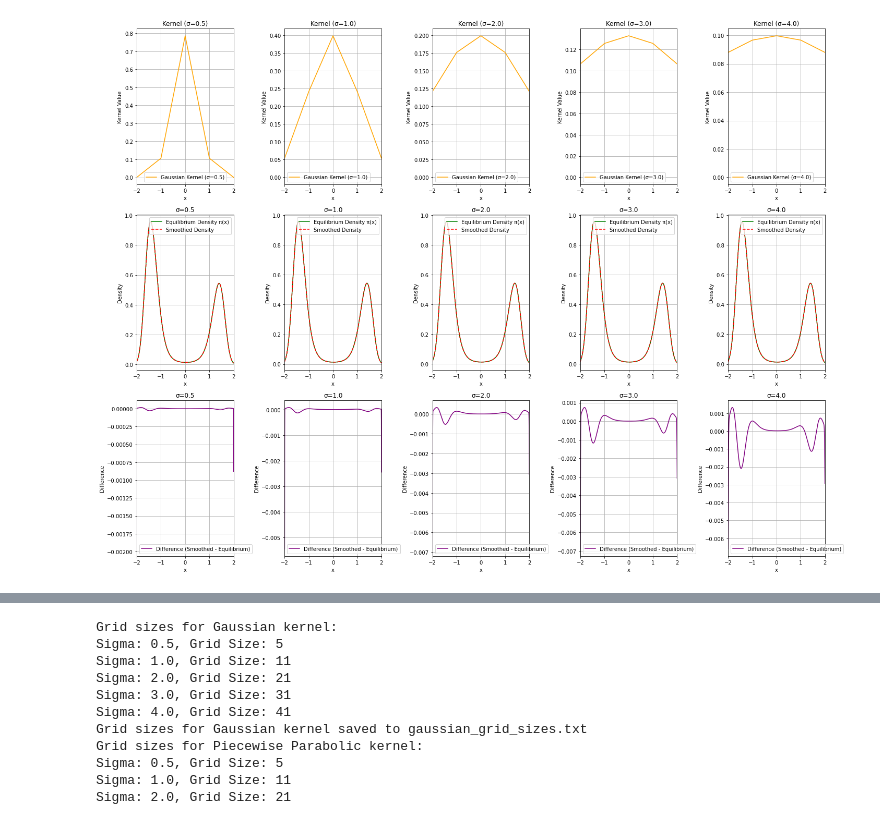
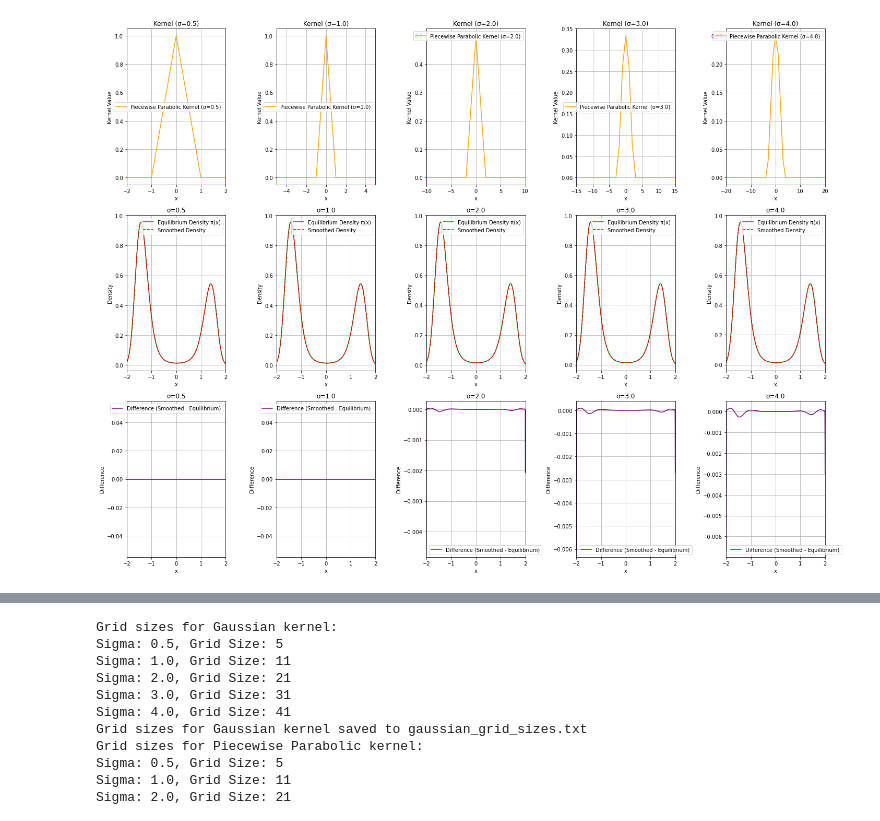
Before and after one commit to grarchana/bdld, a Jupyter notebook: trial/test2_1D_Gaussian_PiecewiseKernel.ipynb, the cells around one changed output, grey strips where cells are left out. Cells and saved outputs as stored; diff of their text form; code cells hidden in the pictures.

```diff
--- a/trial/test2_1D_Gaussian_PiecewiseKernel.ipynb
+++ b/trial/test2_1D_Gaussian_PiecewiseKernel.ipynb
@@ -1,5 +85,4 @@
 # %%
-# Gaussian Kernel Plotting
 import numpy as np
 import matplotlib.pyplot as plt
 
@@ -11,17 +94,21 @@ def gaussian_kernel(size, sigma):
     return kernel
 
 # Parameters
-sigma_values = [0.1, 0.2, 0.5, 1.0]  # Different bandwidth values
-x = np.linspace(-2, 2, 1000)  # Range for plotting kernels
+sigma_values = [0.1, 0.5, 1.0, 2.0]  # Different bandwidth values
+fixed_range = 5  # Fixed range for all kernels
 
 # Create subplots
 fig, axs = plt.subplots(2, 2, figsize=(14, 10))
 
+# Set the figure background color to white
+fig.patch.set_facecolor('white')
+
 # Plot Gaussian kernels for different sigma values
 for i, sigma in enumerate(sigma_values):
-    kernel_size = int(5 * sigma)
+    kernel_size = fixed_range
     kernel = gaussian_kernel(kernel_size, sigma)
-    axs[i//2, i%2].plot(np.linspace(-kernel_size, kernel_size, len(kernel)), kernel, label=f'Sigma = {sigma}', color='blue')
+    x_vals = np.linspace(-kernel_size, kernel_size, len(kernel))  # Ensure consistent x-range
+    axs[i//2, i%2].plot(x_vals, kernel, label=f'Sigma = {sigma}', color='blue')
     axs[i//2, i%2].set_xlabel('x')
     axs[i//2, i%2].set_ylabel('Kernel Value')
     axs[i//2, i%2].set_title(f'Gaussian Kernel (Sigma = {sigma})')
@@ -31,8 +118,8 @@ for i, sigma in enumerate(sigma_values):
 # Adjust layout
 plt.tight_layout()
 
-# Save the figure
-plt.savefig('gaussian_kernels.png', dpi=300)  # Save as PNG with 300 dpi
+# Save the figure with a white background
+plt.savefig('gaussian_kernels_vary_bandwidths.png', dpi=300, bbox_inches='tight', facecolor='white')
 
 # Display the figure
 plt.show()
@@ -197,30 +328,12 @@ import numpy as np
 import matplotlib.pyplot as plt
 from scipy.signal import convolve as scipy_convolve
 
-# Assuming Grid is a numpy ndarray
-Grid = np.ndarray
-
 # Custom convolve function
-def convolve(g1: Grid, g2: Grid, mode: str = "valid", method: str = "auto") -> Grid:
-    """Perform convolution between two grids via scipy.signal.convolve
-
-    Grids must have the same dimensions and stepsizes.
-    The convolution is also correctly normalized by the stepsizes.
-
-    :param g1, g2: grids to convolve
-    :param mode: convolution mode, see scipy.signal.convolve for details
-    :param method: one of "direct", "fft" or "auto" (the default)
-    :raises ValueError: if g1 and g2 have different stepsizes
-    :raises NotImplementedError: if mode="full"
-    :return grid: New grid containing the convolution result
-    """
-    # Perform convolution
+def convolve(g1, g2, mode="same", method="auto"):
+    """Perform convolution between two grids via scipy.signal.convolve."""
     result = scipy_convolve(g1, g2, mode=mode, method=method)
-
-    # Normalize by stepsizes (assuming stepsizes are consistent for the grid)
     stepsizes_product = 1  # Modify if stepsizes are known and consistent
     result /= stepsizes_product
-
     return result
 
 # Define the potential function V(x)
@@ -233,12 +346,19 @@ def equilibrium_density(x, beta=1.0):
     Z = np.trapz(np.exp(-beta * V_x), x)  # Normalization constant
     return np.exp(-beta * V_x) / Z
 
-# Create Gaussian kernel for convolution
-def gaussian_kernel(size, sigma):
+# Create Piecewise Parabolic kernel for convolution
+def piecewise_parabolic_kernel(size, sigma):
     kernel = np.linspace(-size, size, 2*size+1)
-    kernel = np.exp(-kernel**2 / (2 * sigma**2))
-    kernel /= np.sum(kernel)
-    return kernel
+    kernel_values = np.zeros_like(kernel)
+    for i, x in enumerate(kernel):
+        if -sigma <= x < -sigma / 2:
+            kernel_values[i] = (2 / sigma) * (1 + x / sigma)**2
+        elif -sigma / 2 <= x <= sigma / 2:
+            kernel_values[i] = (1 / sigma) - (2 / sigma) * (x / sigma)**2
+        elif sigma / 2 < x <= sigma:
+            kernel_values[i] = (2 / sigma) * (1 - x / sigma)**2
+    kernel_values /= np.sum(kernel_values)
+    return kernel_values
 
 # Parameters
 beta = 1.0
@@ -247,60 +367,67 @@ x = np.linspace(-2, 2, 1000)
 # Calculate equilibrium density
 pi_x = equilibrium_density(x, beta)
 
-# Gaussian sigma values for convolution
+# Sigma values for convolution
 sigma_values = [0.5, 1.0, 2.0, 3.0, 4.0]
 
 # Create subplots for kernels and densities
 fig, axs = plt.subplots(3, len(sigma_values), figsize=(20, 15))
 
-# Plot Gaussian kernels
+# Set the figure background color to white
+fig.patch.set_facecolor('white')
+
+# Set the background color of all axes to white
+for ax in axs.flat:
+    ax.set_facecolor('white')
+
+# Plot Piecewise Parabolic kernels
 for i, sigma in enumerate(sigma_values):
     kernel_size = int(5 * sigma)  # Adjust kernel size
-    gaussian_kernel_array = gaussian_kernel(kernel_size, sigma)
+    parabolic_kernel_array = piecewise_parabolic_kernel(kernel_size, sigma)
 
-    # Plot Gaussian kernel
-    kernel_x = np.linspace(-kernel_size, kernel_size, len(gaussian_kernel_array))
-    axs[0, i].plot(kernel_x, gaussian_kernel_array, label=f'Gaussian Kernel (σ={sigma})', color='orange')
+    # Plot Piecewise Parabolic kernel
+    kernel_x = np.linspace(-kernel_size, kernel_size, len(parabolic_kernel_array))
+    axs[0, i].plot(kernel_x, parabolic_kernel_array, label=f'Piecewise Parabolic Kernel (σ={sigma})', color='orange')
     axs[0, i].set_xlabel('x')
     axs[0, i].set_ylabel('Kernel Value')
     axs[0, i].set_title(f'Kernel (σ={sigma})')
     axs[0, i].legend()
     axs[0, i].grid(True)
-    axs[0, i].set_xlim(-2, 2)
+    axs[0, i].set_xlim(-kernel_size, kernel_size)
 
 # Plot both equilibrium density and smoothed density for each sigma value
 for i, sigma in enumerate(sigma_values):
     kernel_size = int(5 * sigma)
-    gaussian_kernel_array = gaussian_kernel(kernel_size, sigma)
+    parabolic_kernel_array = piecewise_parabolic_kernel(kernel_size, sigma)
 
-    # Perform Gaussian convolution to smooth the density
-    smoothed_pi_x = convolve(pi_x, gaussian_kernel_array, mode='same')
+    # Perform convolution to smooth the density
+    smoothed_pi_x = convolve(pi_x, parabolic_kernel_array, mode='same')
 
     # Plot both equilibrium density and smoothed density
     axs[1, i].plot(x, pi_x, label='Equilibrium Density π(x)', color='green')
     axs[1, i].plot(x, smoothed_pi_x, label='Smoothed Density', color='red', linestyle='--')
     axs[1, i].set_xlabel('x')
     axs[1, i].set_ylabel('Density')
     axs[1, i].set_title(f'σ={sigma}')
     axs[1, i].legend()
     axs[1, i].grid(True)
     axs[1, i].set_xlim(-2, 2)
 
     # Compute and plot the difference between densities
     density_difference = smoothed_pi_x - pi_x
     axs[2, i].plot(x, density_difference, label='Difference (Smoothed - Equilibrium)', color='purple')
     axs[2, i].set_xlabel('x')
     axs[2, i].set_ylabel('Difference')
     axs[2, i].set_title(f'σ={sigma}')
     axs[2, i].legend()
     axs[2, i].grid(True)
     axs[2, i].set_xlim(-2, 2)
 
 # Adjust layout and save density comparison and difference plots
 plt.tight_layout()
-plt.savefig('density_comparison_and_difference_Gaussian.png', dpi=300)  # Save as PNG with 300 dpi
+plt.savefig('PiecewiseParabolicdensity.png', dpi=300, bbox_inches='tight', facecolor='white')  # Ensure white background
 
 # Display the figure with all plots
 plt.show()
 # %% [output]
-[figure, old version]
+[figure, new version]
```
Also changed, not shown: parts of 9 cells of this notebook, 22 other files.
